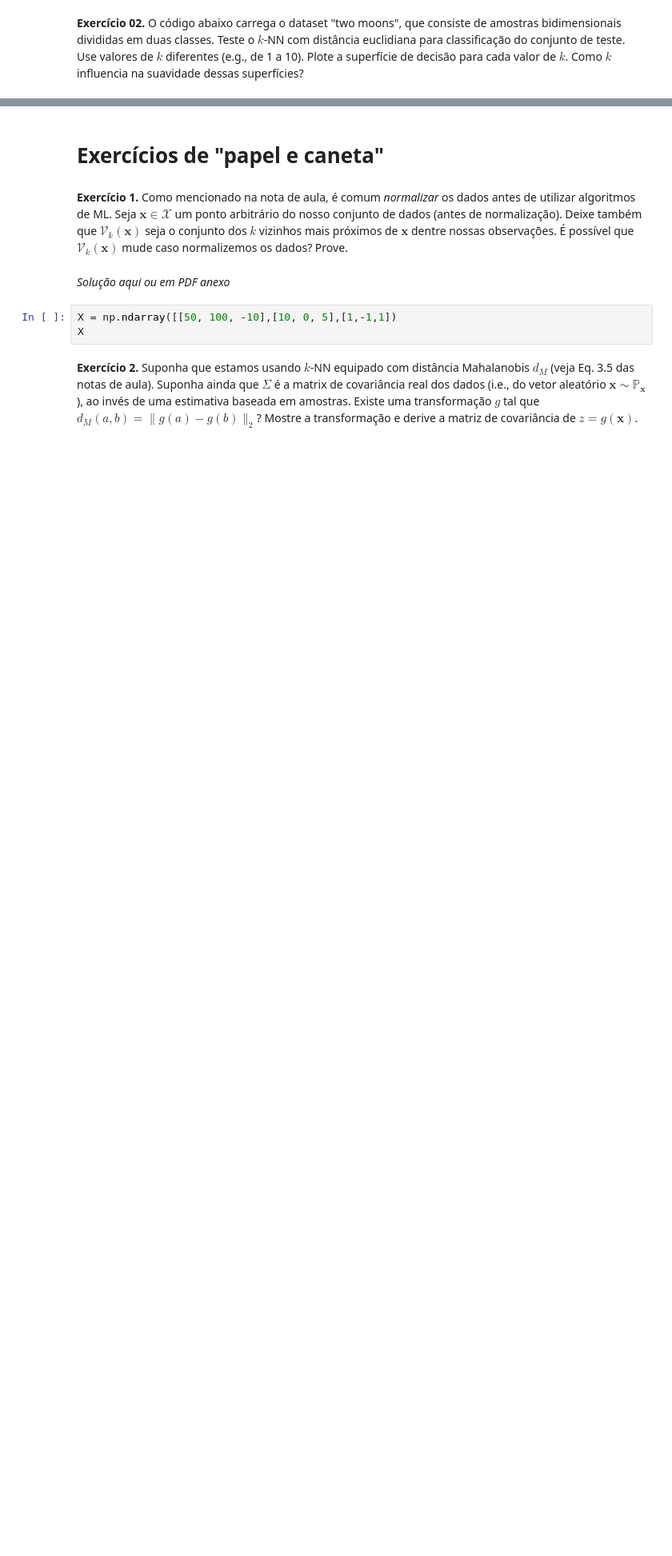
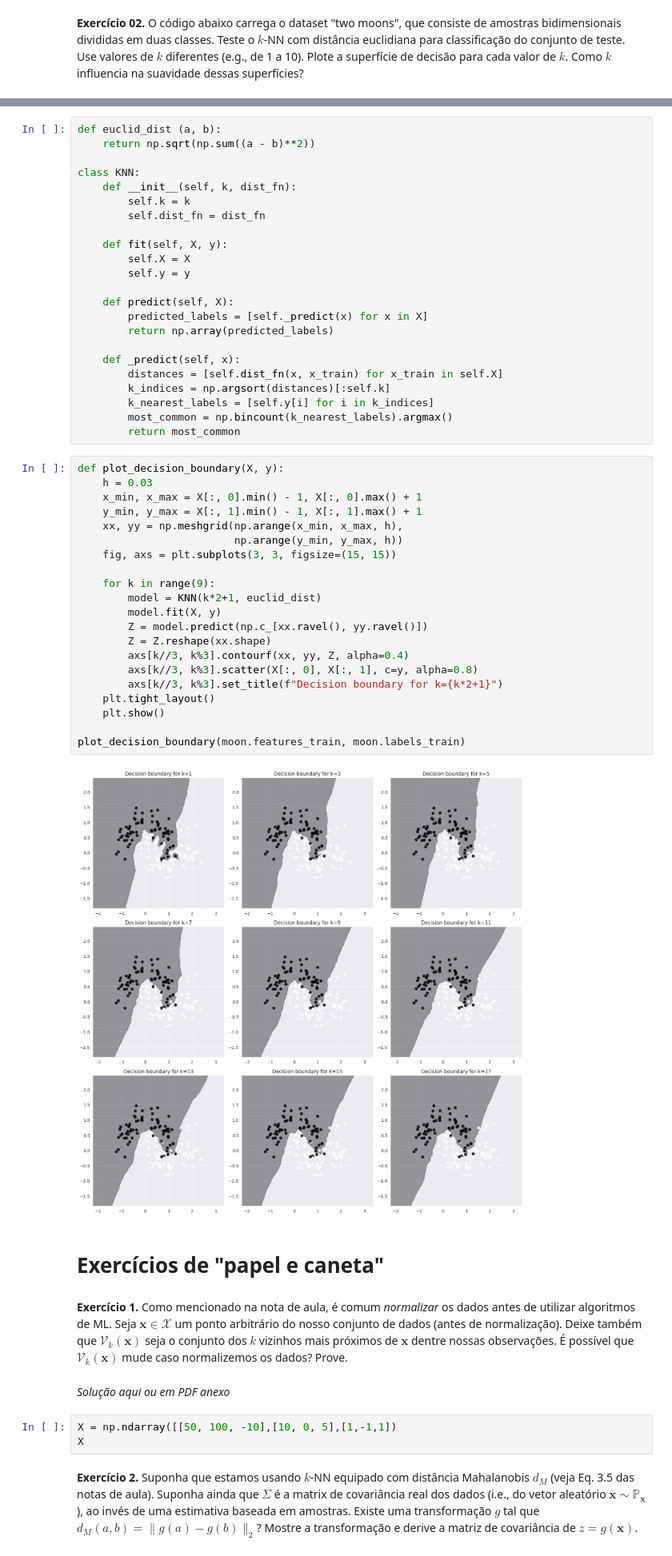
Before and after one commit to ViniAS/ML, a Jupyter notebook: ML_1.ipynb, the cells around one changed output, grey strips where cells are left out. Shown at 80% size. Cells and saved outputs as stored; diff of their text form; blank space fills up the shorter version.

```diff
--- a/ML_1.ipynb
+++ b/ML_1.ipynb
@@ -64,3 +66,49 @@ plt.show()
+# %%
+def euclid_dist (a, b):
+    return np.sqrt(np.sum((a - b)**2))
+
+class KNN:
+    def __init__(self, k, dist_fn):
+        self.k = k
+        self.dist_fn = dist_fn
+
+    def fit(self, X, y):
+        self.X = X
+        self.y = y
+
+    def predict(self, X):
+        predicted_labels = [self._predict(x) for x in X]
+        return np.array(predicted_labels)
+
+    def _predict(self, x):
+        distances = [self.dist_fn(x, x_train) for x_train in self.X]
+        k_indices = np.argsort(distances)[:self.k]
+        k_nearest_labels = [self.y[i] for i in k_indices]
+        most_common = np.bincount(k_nearest_labels).argmax()
+        return most_common
+# %%
+def plot_decision_boundary(X, y):
+    h = 0.03
+    x_min, x_max = X[:, 0].min() - 1, X[:, 0].max() + 1
+    y_min, y_max = X[:, 1].min() - 1, X[:, 1].max() + 1
+    xx, yy = np.meshgrid(np.arange(x_min, x_max, h),
+                         np.arange(y_min, y_max, h))
+    fig, axs = plt.subplots(3, 3, figsize=(15, 15))
+
+    for k in range(9):
+        model = KNN(k*2+1, euclid_dist)
+        model.fit(X, y)
+        Z = model.predict(np.c_[xx.ravel(), yy.ravel()])
+        Z = Z.reshape(xx.shape)
+        axs[k//3, k%3].contourf(xx, yy, Z, alpha=0.4)
+        axs[k//3, k%3].scatter(X[:, 0], X[:, 1], c=y, alpha=0.8)
+        axs[k//3, k%3].set_title(f"Decision boundary for k={k*2+1}")
+    plt.tight_layout()
+    plt.show()
+
+plot_decision_boundary(moon.features_train, moon.labels_train)
+# %% [output]
+[figure, added]
 # %% [markdown]
 # Exercícios de "papel e caneta"
 # %% [markdown]
```
Also changed, not shown: parts of 2 cells of this notebook, 2 other files.
